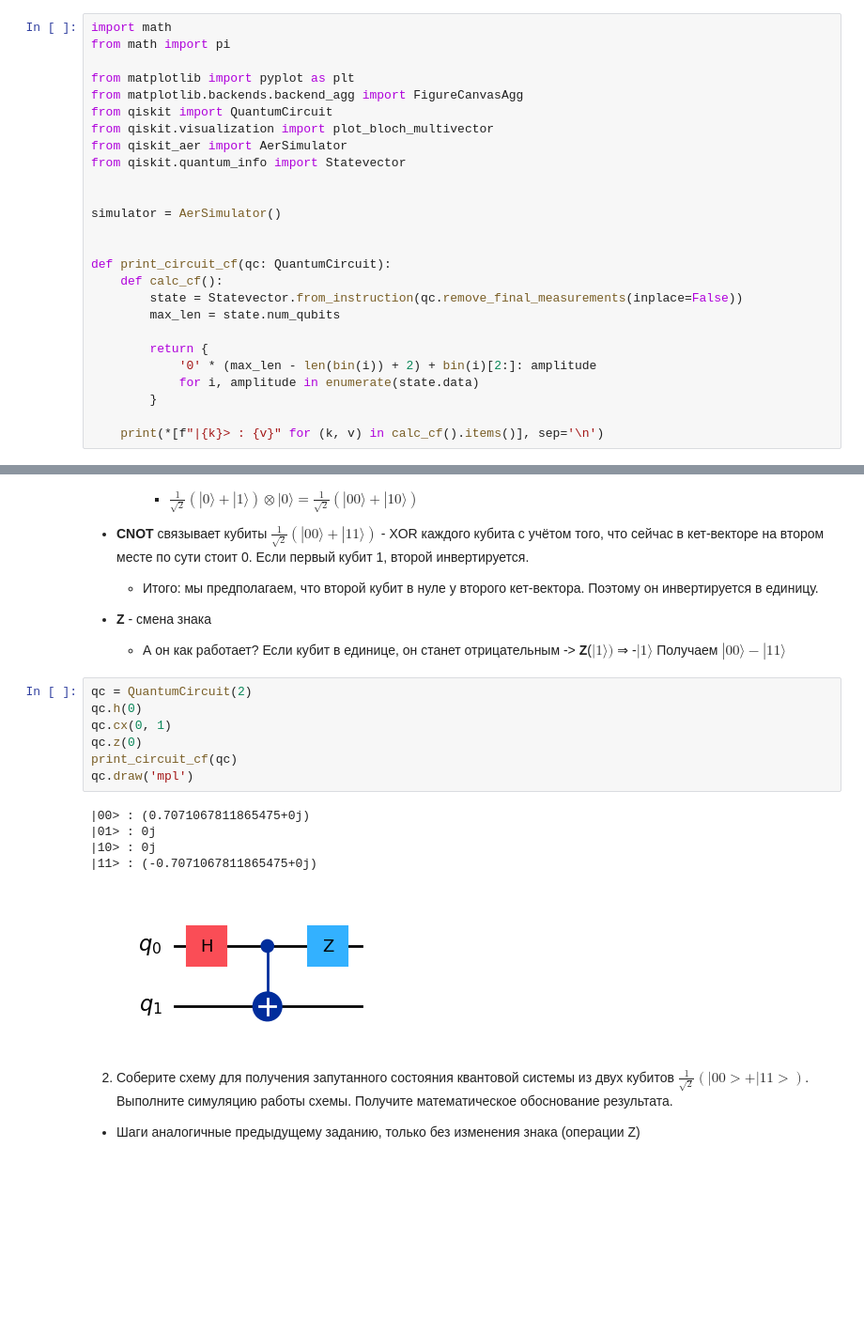
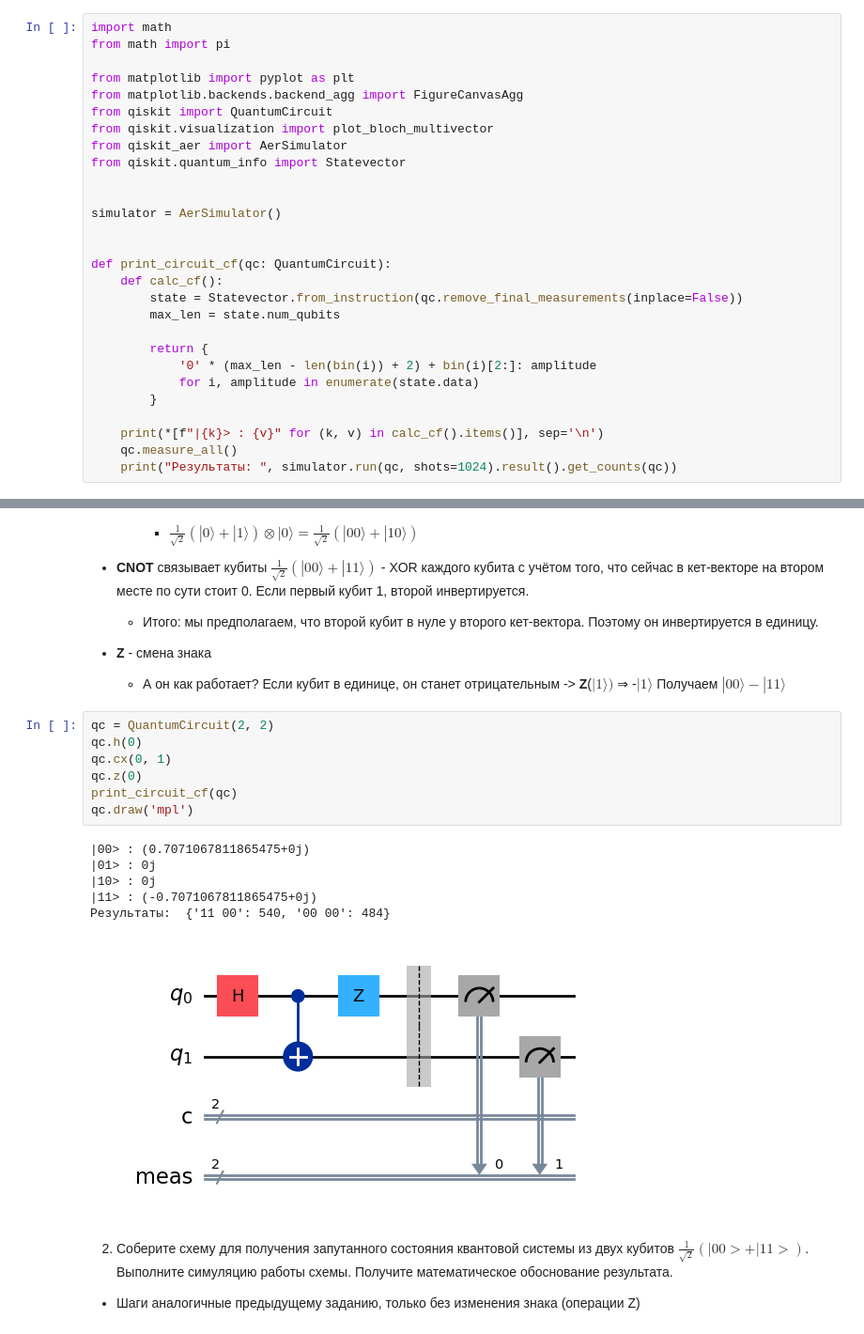
Before and after one commit to HuTao1Love/quantum_physics_labs, a Jupyter notebook: task3.ipynb, the cells around one changed output, grey strips where cells are left out. Shown at 94% size. Cells and saved outputs as stored; diff of their text form; blank space fills up the shorter version.

Commit message:
add simulator run to task 3

```diff
--- a/task3.ipynb
+++ b/task3.ipynb
@@ -27,6 +27,8 @@ def print_circuit_cf(qc: QuantumCircuit):
         }
 
     print(*[f"|{k}> : {v}" for (k, v) in calc_cf().items()], sep='\n')
+    qc.measure_all()
+    print("Результаты: ", simulator.run(qc, shots=1024).result().get_counts(qc))
 # %% [markdown]
 1. Соберите схему для получения запутанного состояния квантовой системы из двух кубитов $\frac{1}{\sqrt{2}}(|00> - |11>)$. Выполните симуляцию работы схемы. Получите математическое обоснование результата.
 
@@ -46,18 +48,19 @@ $$H = \frac{1}{\sqrt{2}}\begin{bmatrix} 1 & 1 \\ 1 & -1 \end{bmatrix}$$
     - А он как работает? Если кубит в единице, он станет отрицательным -> **Z**($|1 \rangle)$ &#8658; -$|1\rangle$
 Получаем $|00\rangle - |11 \rangle$
 # %%
-qc = QuantumCircuit(2)
+qc = QuantumCircuit(2, 2)
 qc.h(0)
 qc.cx(0, 1)
 qc.z(0)
 print_circuit_cf(qc)
 qc.draw('mpl')
 # %% [output]
 |00> : (0.7071067811865475+0j)
 |01> : 0j
 |10> : 0j
 |11> : (-0.7071067811865475+0j)
+Результаты:  {'11 00': 540, '00 00': 484}
-[figure, old version]
+[figure, new version]
 # %% [markdown]
 2. Соберите схему для получения запутанного состояния квантовой системы из двух кубитов $\frac{1}{\sqrt{2}}(|00> + |11>)$. Выполните симуляцию работы схемы. Получите математическое обоснование результата.
 
```
Also changed, not shown: parts of 6 cells of this notebook.
